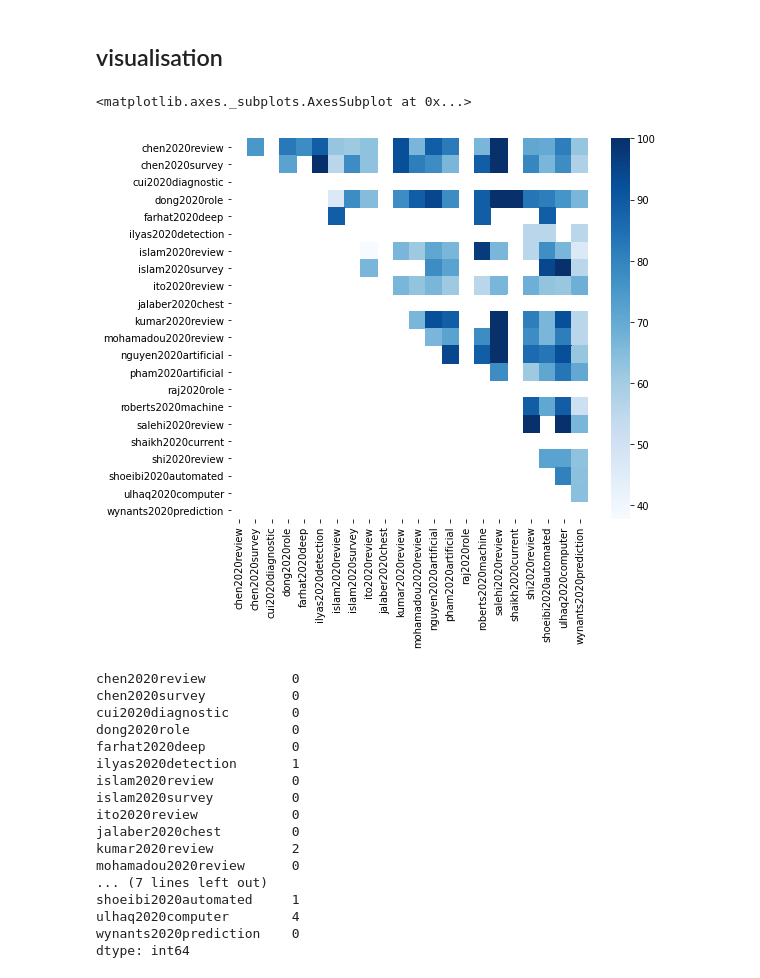
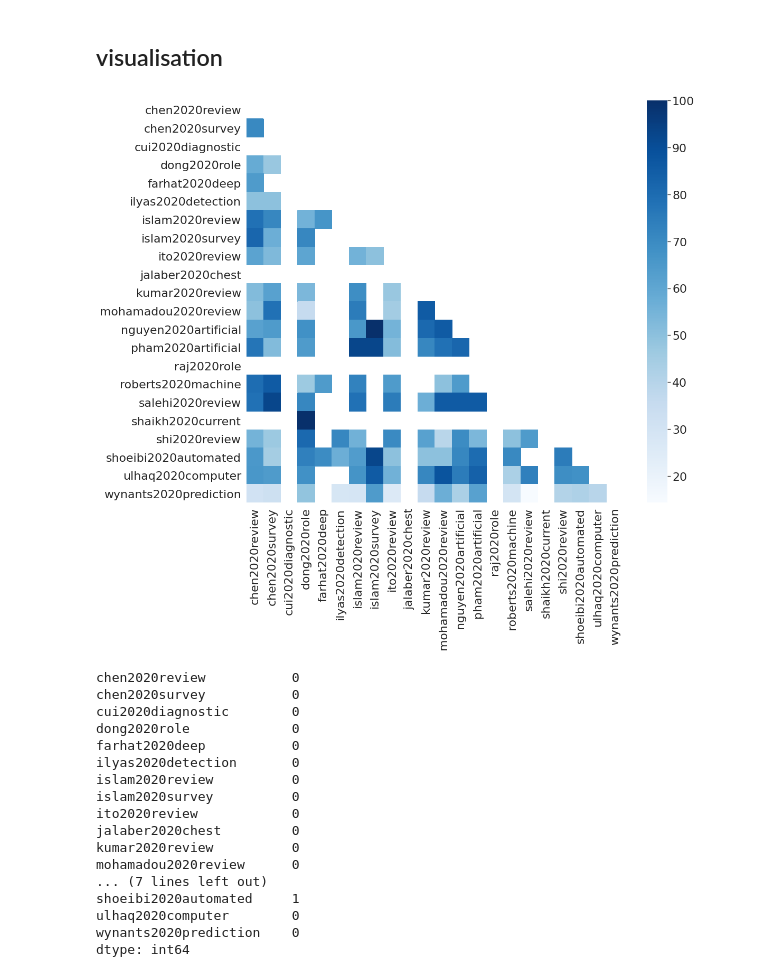
Before and after one commit to pawljmlo/covid-ur-wasting, a Jupyter notebook: wasting-anaysis.ipynb, the cells around one changed output. Drawn from its saved outputs; the diff is of its cells as text; code cells hidden in the pictures.

Commit message:
figure saving automatised

```diff
--- a/wasting-anaysis.ipynb
+++ b/wasting-anaysis.ipynb
@@ -97,18 +102,24 @@ def check_col_apply(col):
 
 # col_apply = ['How many datasets were used?', 'Total CTs', 'C-19 CTs', 'Total X-Rays', 'C-19 X-rays', 'Total other', 'C-19 other', 'Viral pneumonia (non-COVID)',
 #               'Bacterial pneumonia', 'Unknown pneumonia', 'Unclear', 'Asymptomatic controls', 'Control patients', 'C-19 patients', 'Total patients', 'Architecture name',
-#               'Architecture modification', 'Accuracy', 'AUC', 'F1', 'Precision', 'NPV', 'Sensitivity', 'Specifity', 'Balanced Accuracy', 'Other metrics', 'Post processing']
+#               'Architecture modification', 'Accuracy', 'AUC', 'F1', 'Precision', 'NPV', 'Sensitivity', 'Specifity', 'Balanced Accuracy', 'Other metrics', 'Post processing'] # extended all
 
 # col_apply = ['Total CTs', 'C-19 CTs', 'Total X-Rays', 'C-19 X-rays', 'Total other', 'C-19 other', 'Viral pneumonia (non-COVID)',
 #               'Bacterial pneumonia', 'Unknown pneumonia', 'Unclear', 'Asymptomatic controls', 'Control patients', 'C-19 patients', 'Total patients',
-#               'Accuracy', 'AUC', 'F1', 'Precision', 'NPV', 'Sensitivity', 'Specifity', 'Balanced Accuracy', 'Other metrics']
+#               'Accuracy', 'AUC', 'F1', 'Precision', 'NPV', 'Sensitivity', 'Specifity', 'Balanced Accuracy', 'Other metrics'] # all
 
-col_apply = ['Accuracy', 'AUC', 'F1', 'Precision', 'NPV', 'Sensitivity', 'Specifity', 'Balanced Accuracy', 'Other metrics'] # outcomes
+# col_apply = ['Accuracy', 'AUC', 'F1', 'Precision', 'NPV', 'Sensitivity', 'Specifity', 'Balanced Accuracy', 'Other metrics'] # outcomes
 
-# col_apply = ['Total CTs', 'C-19 CTs', 'Total X-Rays', 'C-19 X-rays', 'Total other', 'C-19 other', 'Viral pneumonia (non-COVID)',
-#               'Bacterial pneumonia', 'Unknown pneumonia', 'Unclear', 'Asymptomatic controls', 'Control patients', 'C-19 patients', 'Total patients'] # characteristics
+col_apply = ['Total CTs', 'C-19 CTs', 'Total X-Rays', 'C-19 X-rays', 'Total other', 'C-19 other', 'Viral pneumonia (non-COVID)',
+              'Bacterial pneumonia', 'Unknown pneumonia', 'Unclear', 'Asymptomatic controls', 'Control patients', 'C-19 patients', 'Total patients'] # characteristics
 
 # col_direct = []
+# %%
+agreement_heatmap_name = '/content/drive/MyDrive/agreement_characteristics_including_nr.eps'
+agreement_hist_name = '/content/drive/MyDrive/agreement_characteristics_hist_including_nr.eps'
+
+agreement_heatmap_name_png = '/content/drive/MyDrive/agreement_characteristics_including_nr.png'
+agreement_hist_name_png = '/content/drive/MyDrive/agreement_characteristics_hist_including_nr.png'
 # %%
 nr = False
 # %%
@@ -201,11 +221,13 @@ df_agreement_percent.head()
 import seaborn as sns
 import matplotlib.pyplot as plt
 # %%
-plt.figure(figsize=(8,7))
-sns.heatmap(df_agreement_percent, cmap='Blues')
+plt.figure(figsize=(16,14))
+sns.heatmap(df_agreement_percent.transpose(), cmap='Blues')
+
+plt.savefig(agreement_heatmap_name, format='eps', bbox_inches = 'tight')
+plt.savefig(agreement_heatmap_name_png, format='png', bbox_inches = 'tight')
 # %% [output]
-<matplotlib.axes._subplots.AxesSubplot at 0x...>
-[figure, old version]
+[figure, new version]
 # %%
 df_agreement_percent[df_agreement_percent >= 90].count()
 # %% [output]
@@ -214,16 +236,16 @@ chen2020survey           0
 cui2020diagnostic        0
 dong2020role             0
 farhat2020deep           0
-ilyas2020detection       1
+ilyas2020detection       0
 islam2020review          0
 islam2020survey          0
 ito2020review            0
 jalaber2020chest         0
-kumar2020review          2
+kumar2020review          0
 mohamadou2020review      0
 ... (7 lines left out)
 shoeibi2020automated     1
-ulhaq2020computer        4
+ulhaq2020computer        0
 wynants2020prediction    0
 dtype: int64
 # %%
```
Also changed, not shown: parts of 16 cells of this notebook.
